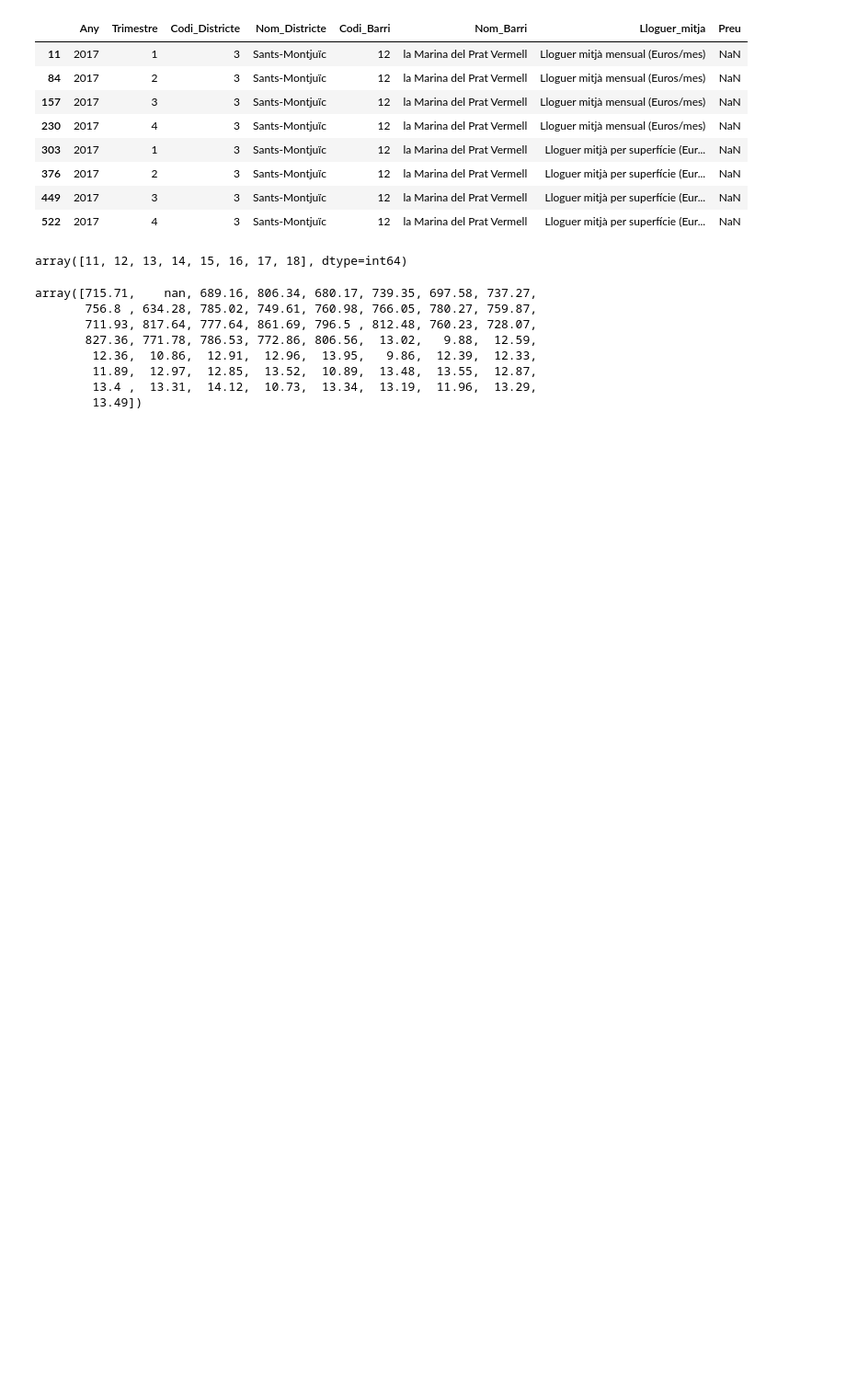
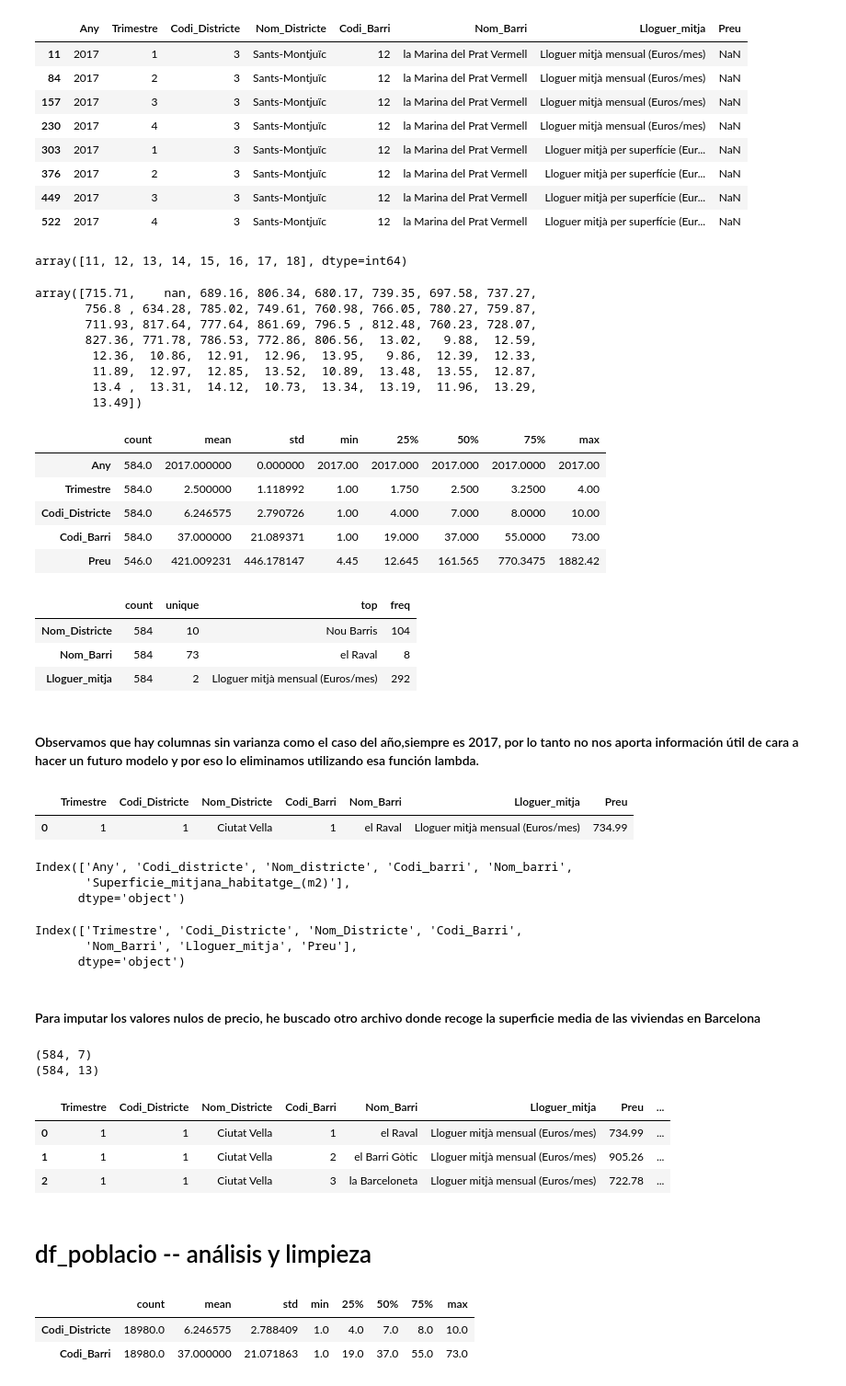
Before and after one commit to Sergiochueco/Hackato_JUMP2DIGITAL, a Jupyter notebook: EDA.ipynb, the cells around one changed output. Shown at 92% size. Drawn from its saved outputs; the diff is of its cells as text; code cells hidden in the pictures; blank space fills up the shorter version.

Commit message:
añadir df de m2 y pequeña exploración de nulos

```diff
--- a/EDA.ipynb
+++ b/EDA.ipynb
@@ -254,3 +313,21 @@ array([715.71,    nan, 689.16, 806.34, 680.17, 739.35, 697.58, 737.27,
         11.89,  12.97,  12.85,  13.52,  10.89,  13.48,  13.55,  12.87,
         13.4 ,  13.31,  14.12,  10.73,  13.34,  13.19,  11.96,  13.29,
         13.49])
+# %%
+df_lloguer.describe(include=np.number).T
+# %% [output]
+|  | count | mean | std | min | 25% | 50% | 75% | max |
+| Any | 584.0 | 2017.000000 | 0.000000 | 2017.00 | 2017.000 | 2017.000 | 2017.0000 | 2017.00 |
+| Trimestre | 584.0 | 2.500000 | 1.118992 | 1.00 | 1.750 | 2.500 | 3.2500 | 4.00 |
+| Codi_Districte | 584.0 | 6.246575 | 2.790726 | 1.00 | 4.000 | 7.000 | 8.0000 | 10.00 |
+| Codi_Barri | 584.0 | 37.000000 | 21.089371 | 1.00 | 19.000 | 37.000 | 55.0000 | 73.00 |
+| Preu | 546.0 | 421.009231 | 446.178147 | 4.45 | 12.645 | 161.565 | 770.3475 | 1882.42 |
+# %%
+df_lloguer.describe(exclude=np.number).T
+# %% [output]
+|  | count | unique | top | freq |
+| Nom_Districte | 584 | 10 | Nou Barris | 104 |
+| Nom_Barri | 584 | 73 | el Raval | 8 |
+| Lloguer_mitja | 584 | 2 | Lloguer mitjà mensual (Euros/mes) | 292 |
+# %% [markdown]
+#### Observamos que hay columnas sin varianza como el caso del año,siempre es 2017, por lo tanto no nos aporta información útil de cara a hacer un futuro modelo y por eso lo eliminamos utilizando esa función lambda.
@@ -256,0 +337,34 @@ array([715.71,    nan, 689.16, 806.34, 680.17, 739.35, 697.58, 737.27,
+# %%
+df_lloguer.head(1)
+# %% [output]
+|  | Trimestre | Codi_Districte | Nom_Districte | Codi_Barri | Nom_Barri | Lloguer_mitja | Preu |
+| 0 | 1 | 1 | Ciutat Vella | 1 | el Raval | Lloguer mitjà mensual (Euros/mes) | 734.99 |
+# %%
+df_superficie.columns
+# %% [output]
+Index(['Any', 'Codi_districte', 'Nom_districte', 'Codi_barri', 'Nom_barri',
+       'Superficie_mitjana_habitatge_(m2)'],
+      dtype='object')
+# %%
+df_lloguer.columns
+# %% [output]
+Index(['Trimestre', 'Codi_Districte', 'Nom_Districte', 'Codi_Barri',
+       'Nom_Barri', 'Lloguer_mitja', 'Preu'],
+      dtype='object')
+# %% [markdown]
+#### Para imputar los valores nulos de precio, he buscado otro archivo donde recoge la superficie media de las viviendas en Barcelona
+# %%
+print(df_lloguer.shape)
+
+df_lloguer = pd.merge(
+    df_lloguer,
+    df_superficie,
+    how='left',
+    left_on = ["Codi_Districte","Nom_Districte","Codi_Barri","Nom_Barri"],
+    right_on= ["Codi_districte","Nom_districte","Codi_barri","Nom_barri"],
+    )
+
+print(df_lloguer.shape)
+# %% [output]
+(584, 7)
+(584, 13)
@@ -256,0 +375,15 @@ array([715.71,    nan, 689.16, 806.34, 680.17, 739.35, 697.58, 737.27,
+# %%
+df_lloguer.head(3)
+# %% [output]
+|  | Trimestre | Codi_Districte | Nom_Districte | Codi_Barri | Nom_Barri | Lloguer_mitja | Preu | ... |
+| 0 | 1 | 1 | Ciutat Vella | 1 | el Raval | Lloguer mitjà mensual (Euros/mes) | 734.99 | ... |
+| 1 | 1 | 1 | Ciutat Vella | 2 | el Barri Gòtic | Lloguer mitjà mensual (Euros/mes) | 905.26 | ... |
+| 2 | 1 | 1 | Ciutat Vella | 3 | la Barceloneta | Lloguer mitjà mensual (Euros/mes) | 722.78 | ... |
+# %% [markdown]
+# df_poblacio -- análisis y limpieza
+# %%
+df_poblacio.describe(include = np.number).T
+# %% [output]
+|  | count | mean | std | min | 25% | 50% | 75% | max |
+| Codi_Districte | 18980.0 | 6.246575 | 2.788409 | 1.0 | 4.0 | 7.0 | 8.0 | 10.0 |
+| Codi_Barri | 18980.0 | 37.000000 | 21.071863 | 1.0 | 19.0 | 37.0 | 55.0 | 73.0 |
```
Also changed, not shown: parts of 23 cells of this notebook, 2 other files.
